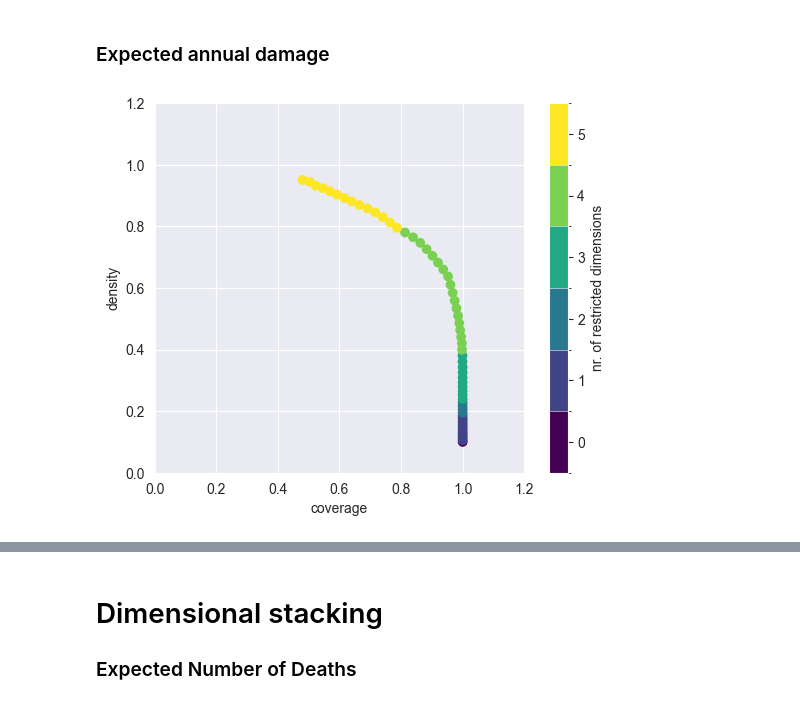
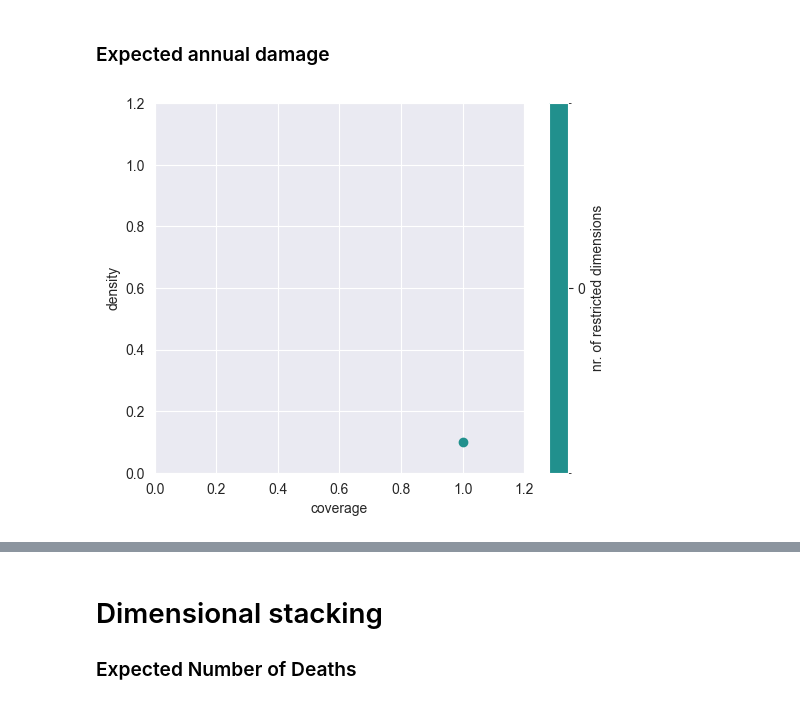
Before and after one commit to BRtudelft/Group1_EPA1361_Model-based_Decision-making, a Jupyter notebook: MORDM_1_problem_formulation.ipynb, the cells around one changed output, grey strips where cells are left out. Saved outputs shown, nothing was run; the diff lists cells and outputs as text; code cells hidden in the pictures.

```diff
--- a/MORDM_1_problem_formulation.ipynb
+++ b/MORDM_1_problem_formulation.ipynb
@@ -165,15 +182,15 @@ A.2_pfail  0.224246  0.999961   2.787088e-59      NaN
 # %%
 # Expected Expected Annual Damaga (looking at lowest 10%)
 
 x = uncertainty_experiments
-y = outcomes['Expected Annual Damage']< np.percentile(outcomes['Expected Annual Damage'],10)
+y = outcomes['Expected Annual Damage'] > np.percentile(outcomes['Expected Annual Damage'],90)
 
 
-prim_alg = prim.Prim(x, y, threshold=0.8)
+prim_alg = prim.Prim(x, y, threshold=0.7)
 # Peal alpha = default & threshold set to same value as used in assignments
 box1 = prim_alg.find_box()
 
 box1.show_tradeoff()
 plt.show()
 # %% [output]
-[figure, old version]
+[figure, new version]
```
Also changed, not shown: parts of 11 cells of this notebook, 3 other files.
